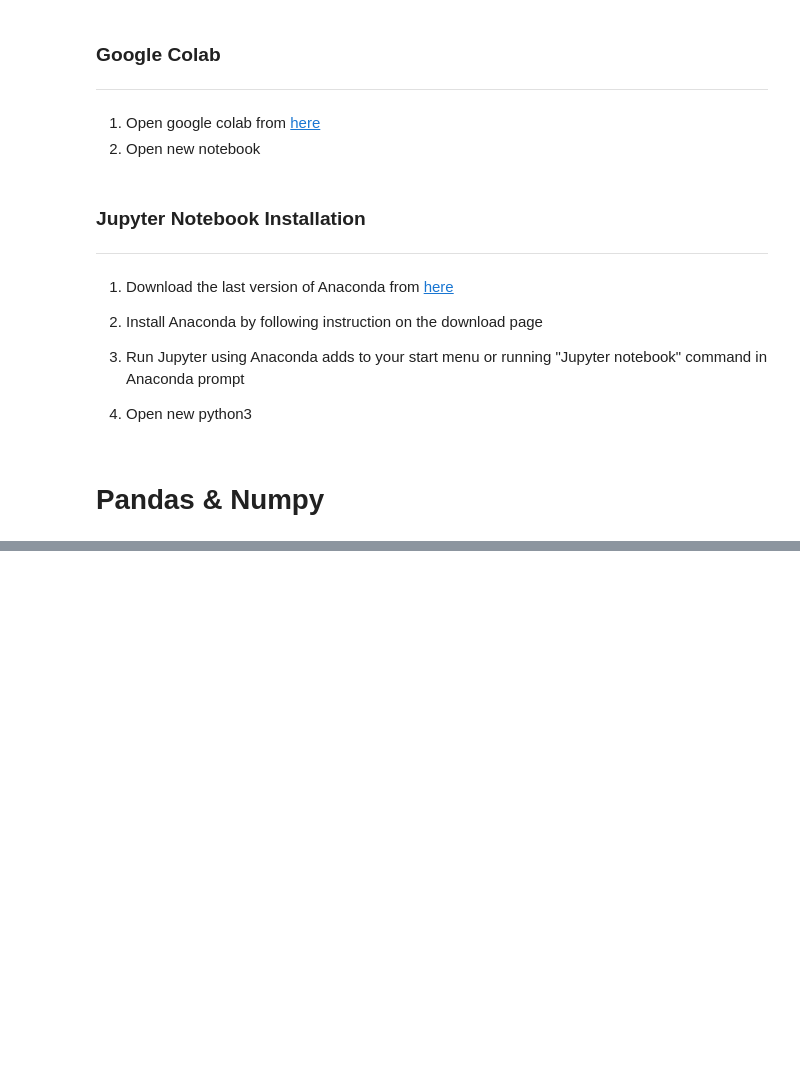
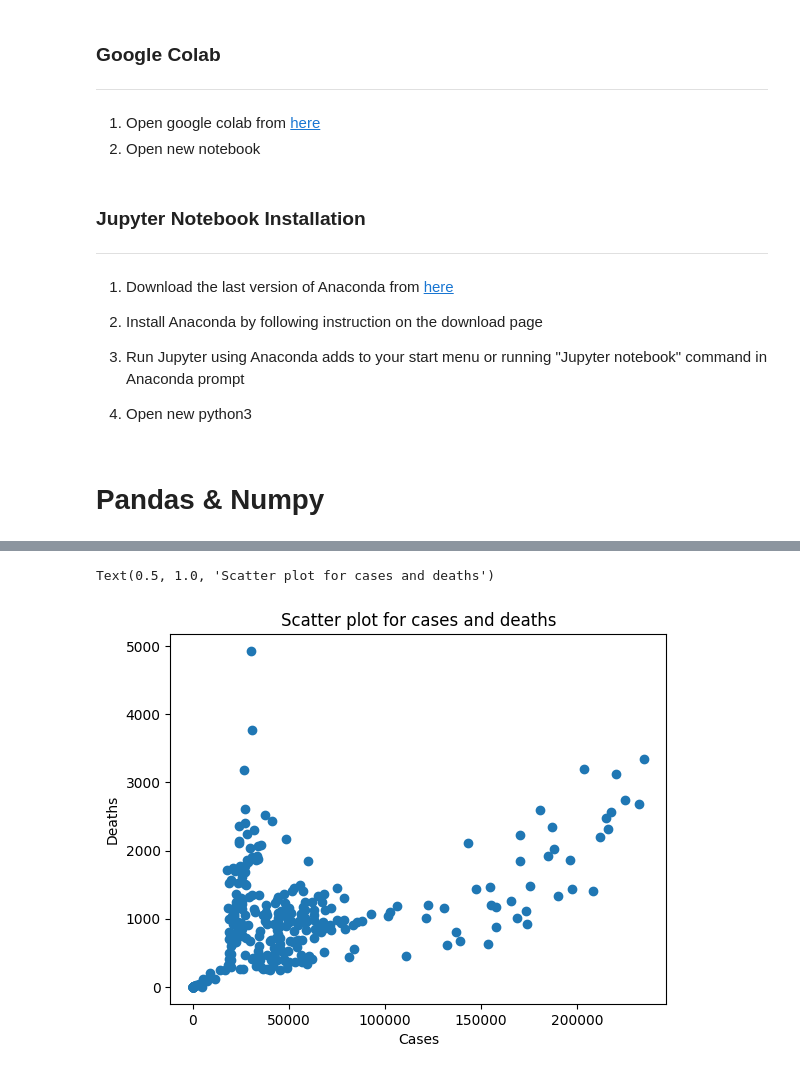
Before and after one commit to amirmafzali/Data-Analytics, a Jupyter notebook: Data_Analytics_(TA).ipynb, the cells around one changed output, grey strips where cells are left out. Saved outputs shown, nothing was run; the diff lists cells and outputs as text; code cells hidden in the pictures; blank space fills up the shorter version.

```diff
--- a/Data_Analytics_(TA).ipynb
+++ b/Data_Analytics_(TA).ipynb
@@ -47,0 +486,8 @@ import numpy as np
+# %%
+plt.scatter(y_case,y_death)
+plt.xlabel("Cases")
+plt.ylabel("Deaths")
+plt.title("Scatter plot for cases and deaths")
+# %% [output]
+Text(0.5, 1.0, 'Scatter plot for cases and deaths')
+[figure, added]
```
Also changed, not shown: parts of 42 cells of this notebook.
